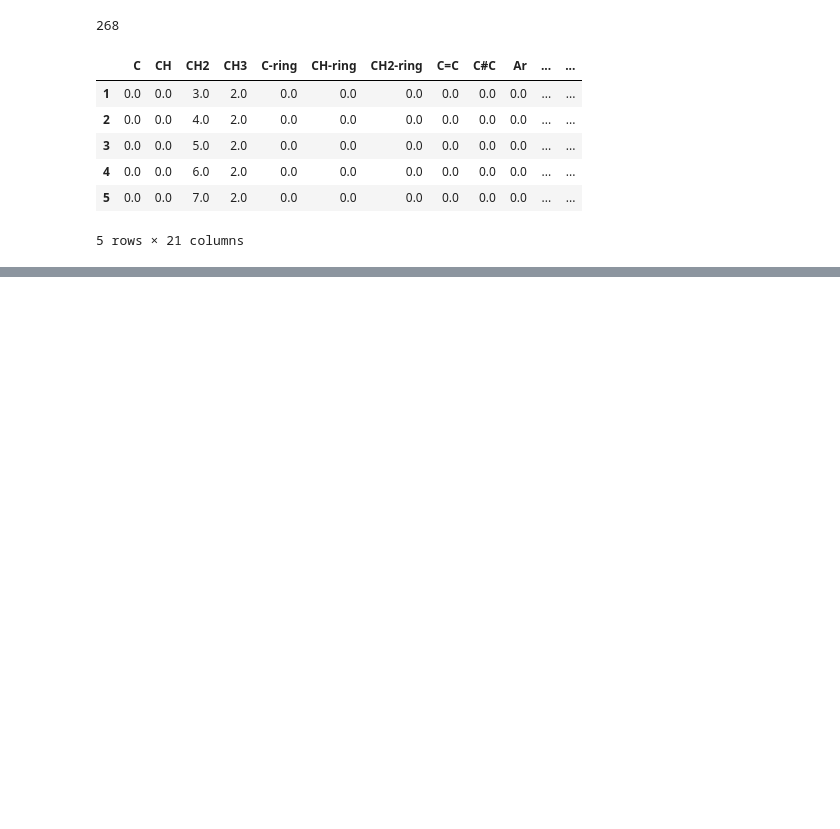
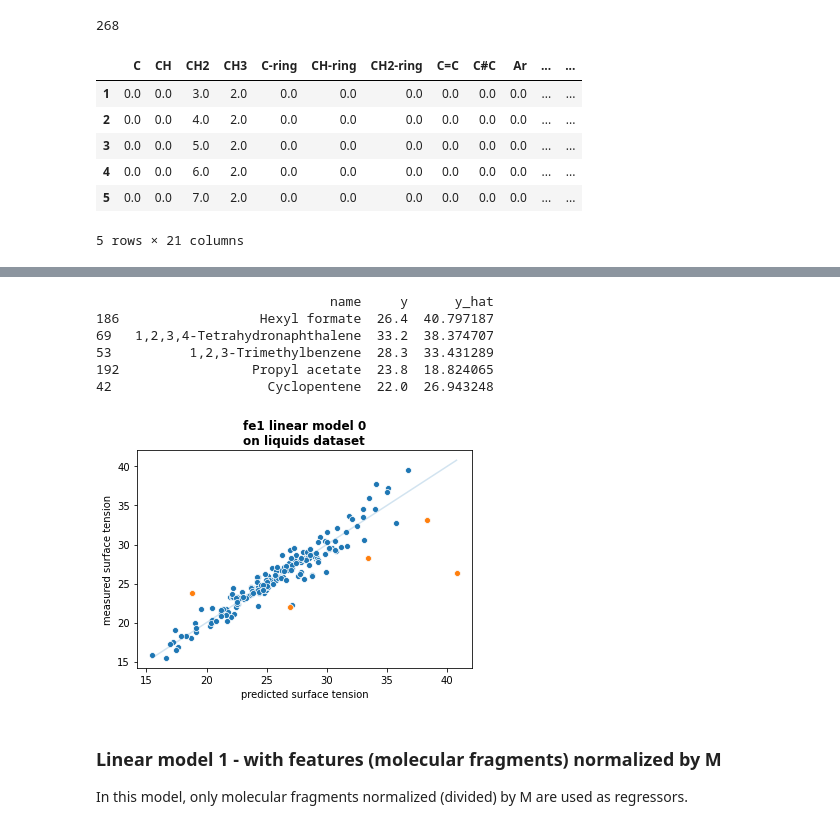
Before and after one commit to monolabs/stproject, a Jupyter notebook: notebooks/fe1_lm.ipynb, the cells around one changed output, grey strips where cells are left out. Cells and saved outputs as stored; diff of their text form; code cells hidden in the pictures; blank space fills up the shorter version.

```diff
--- a/notebooks/fe1_lm.ipynb
+++ b/notebooks/fe1_lm.ipynb
@@ -197,0 +90,16 @@ RMSE:  1.1578
+# %%
+n = 4
+X0 = df_fe1.drop(['M', 'measured_st', 'molecule', 'density', 'mv']+features_exclude, axis=1)
+y0 = (st**(1/n)) * mv
+# %%
+lm0 = LinearRegression()
+lm0.fit(X0, y0)
+y_hat0 = lm0.predict(X0)
+st_hat0 = (y_hat0/mv)**n
+
+regression_results(st, st_hat0)
+coef0 = (pd.DataFrame({'var': ['intercept']+X0.columns.tolist(), 'coef': [lm0.intercept_]+list(lm0.coef_)}))
+print(coef0)
+
+with open('../models/fe1_lm0.pickle','wb') as modelFile:
+    pickle.dump(lm0,modelFile)
@@ -197,0 +125,16 @@ RMSE:  1.1578
+# %%
+# plotting results with custom function
+plot_results(st, st_hat0, df_fe1['molecule'], 5,
+             'fe1 linear model 0\non liquids dataset', 'predicted surface tension', 'measured surface tension')
+# %% [output]
+                              name     y      y_hat
+186                  Hexyl formate  26.4  40.797187
+69   1,2,3,4-Tetrahydronaphthalene  33.2  38.374707
+53          1,2,3-Trimethylbenzene  28.3  33.431289
+192                 Propyl acetate  23.8  18.824065
+42                    Cyclopentene  22.0  26.943248
+[figure, added]
+# %% [markdown]
+### Linear model 1 - with features (molecular fragments) normalized by M
+
+In this model, only molecular fragments normalized (divided) by M are used as regressors.
```
Also changed, not shown: parts of 52 cells of this notebook, 11 other files.
